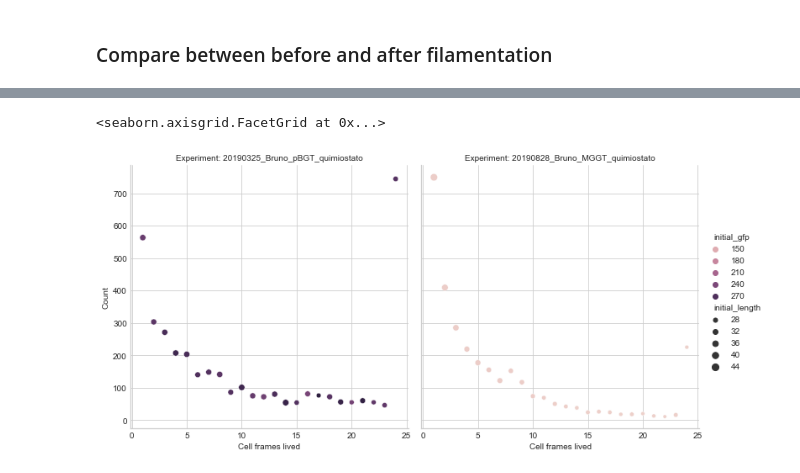
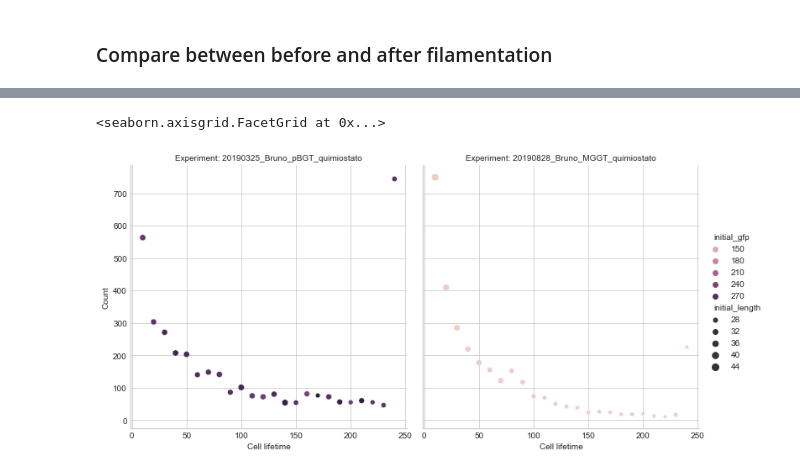
Before and after one commit to jvelezmagic/cell_viewer, a Jupyter notebook: notebooks/2.0-jvs-eda.ipynb, the cells around one changed output, grey strips where cells are left out. Cells and saved outputs as stored; diff of their text form; code cells hidden in the pictures.

```diff
--- a/notebooks/2.0-jvs-eda.ipynb
+++ b/notebooks/2.0-jvs-eda.ipynb
@@ -143,6 +144,7 @@ results = (
     .rename_column(0, "metrics")
     .pipe(lambda df: pd.concat([df, pd.json_normalize(df.metrics)], axis=1))
     .drop(columns="metrics")
+    .assign(time_lived=lambda df: df.frames_lived * 10)
 )
 
 results
@@ -163,38 +165,38 @@ results
 # %%
 frames_lived_full_p = (
     results
-    .select_columns(["experiment_id","frames_lived", "initial_gfp", "initial_length"])
-    .groupby(["experiment_id", "frames_lived"])
+    .select_columns(["experiment_id","time_lived", "initial_gfp", "initial_length"])
+    .groupby(["experiment_id", "time_lived"])
     .pipe(
         lambda df: (
             df
             .size()
             .reset_index()
             .rename_column(0, "n")
             .merge(
                 df.aggregate("mean"),
-                on=["experiment_id", "frames_lived"]
+                on=["experiment_id", "time_lived"]
             )
         )
     )
     .pipe(lambda df: sns.relplot(
         data=df,
-        x="frames_lived",
+        x="time_lived",
         y="n",
         size="initial_length",
         hue="initial_gfp",
         col="experiment_id"
     ))
 )
 
 (
     frames_lived_full_p
-    .set_axis_labels("Cell frames lived", "Count")
+    .set_axis_labels("Cell lifetime", "Count")
     .set_titles("Experiment: {col_name}")
 )
 # %% [output]
 <seaborn.axisgrid.FacetGrid at 0x...>
-[figure, old version]
+[figure, new version]
 # %%
 frames_lived_p = sns.displot(
     data=results,
```
Also changed, not shown: parts of 6 cells of this notebook.
